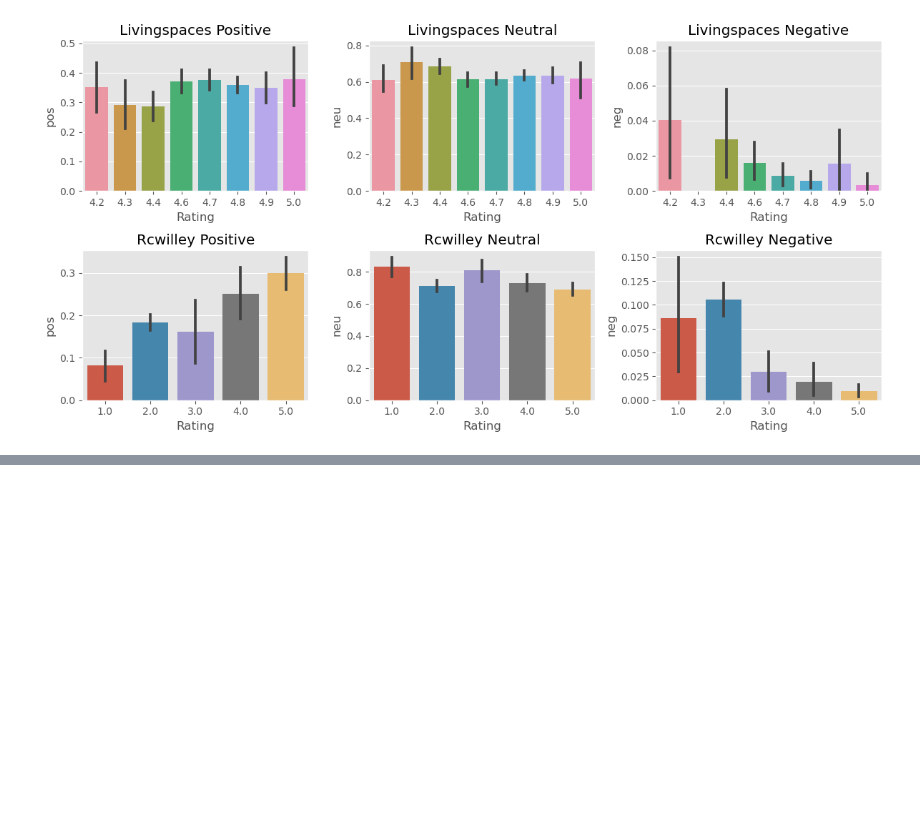
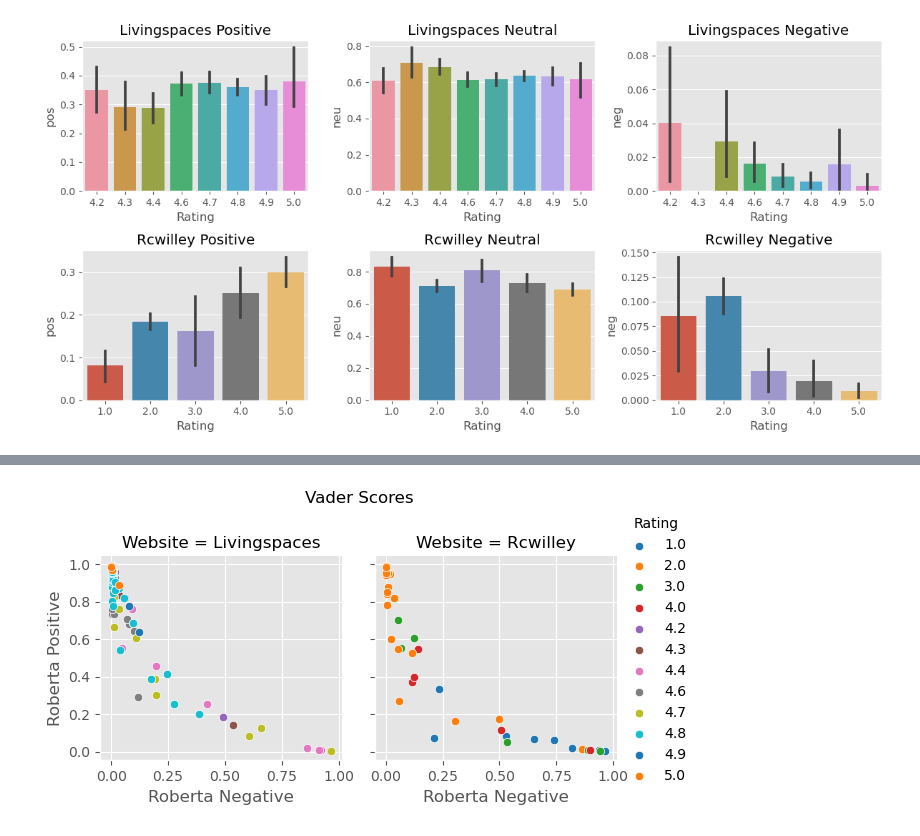
Before and after one commit to CameronCSS/Programming-Languages, a Jupyter notebook: Data Notebooks/Review Sentiment Analysis.ipynb, the cells around one changed output, grey strips where cells are left out. Cells and saved outputs as stored; diff of their text form; code cells hidden in the pictures; blank space fills up the shorter version.

```diff
--- a/Data Notebooks/Review Sentiment Analysis.ipynb
+++ b/Data Notebooks/Review Sentiment Analysis.ipynb
@@ -232,0 +347,9 @@ plt.show()
+# %%
+g = sns.FacetGrid(data=results_df, col='Website', hue='Rating', palette='tab10')
+g.map_dataframe(sns.scatterplot, x='roberta_neg', y='roberta_pos')
+g.set_axis_labels('Roberta Negative', 'Roberta Positive')
+g.add_legend()
+g.fig.suptitle('Vader Scores', y=1.1)
+plt.show()
+# %% [output]
+[figure, added]
```
Also changed, not shown: parts of 19 cells of this notebook.
